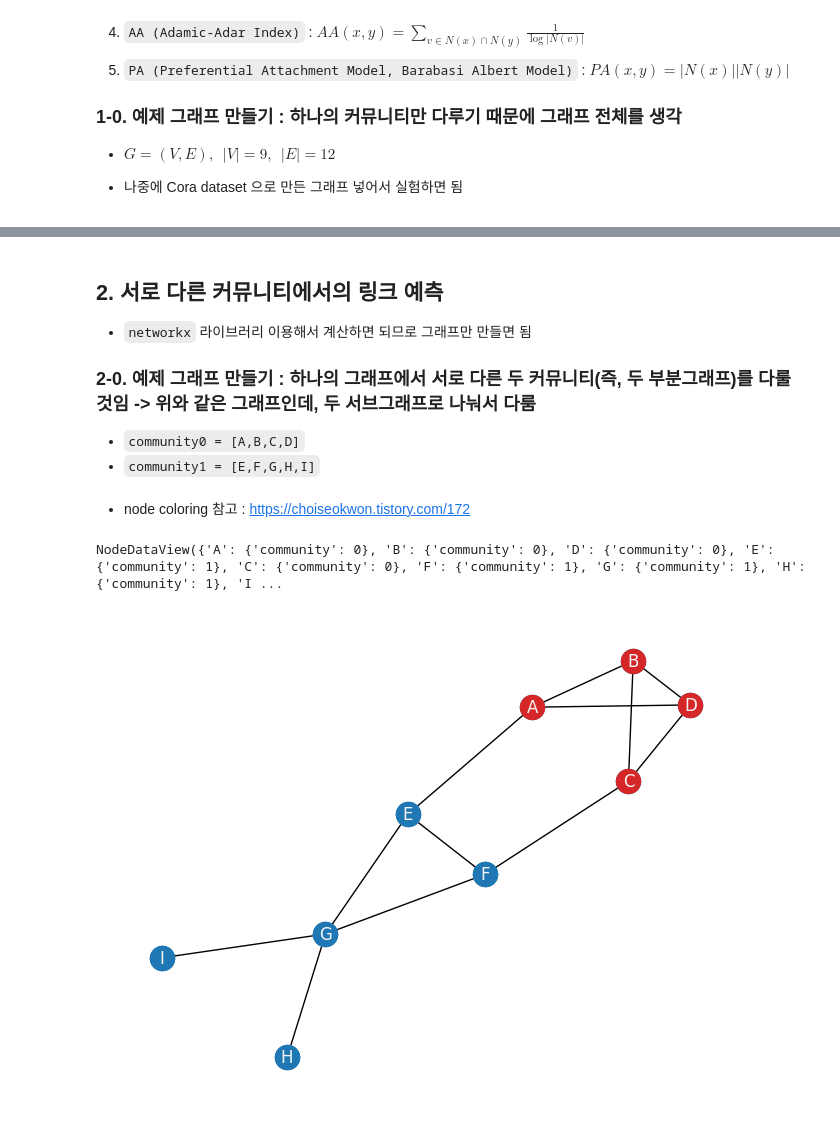
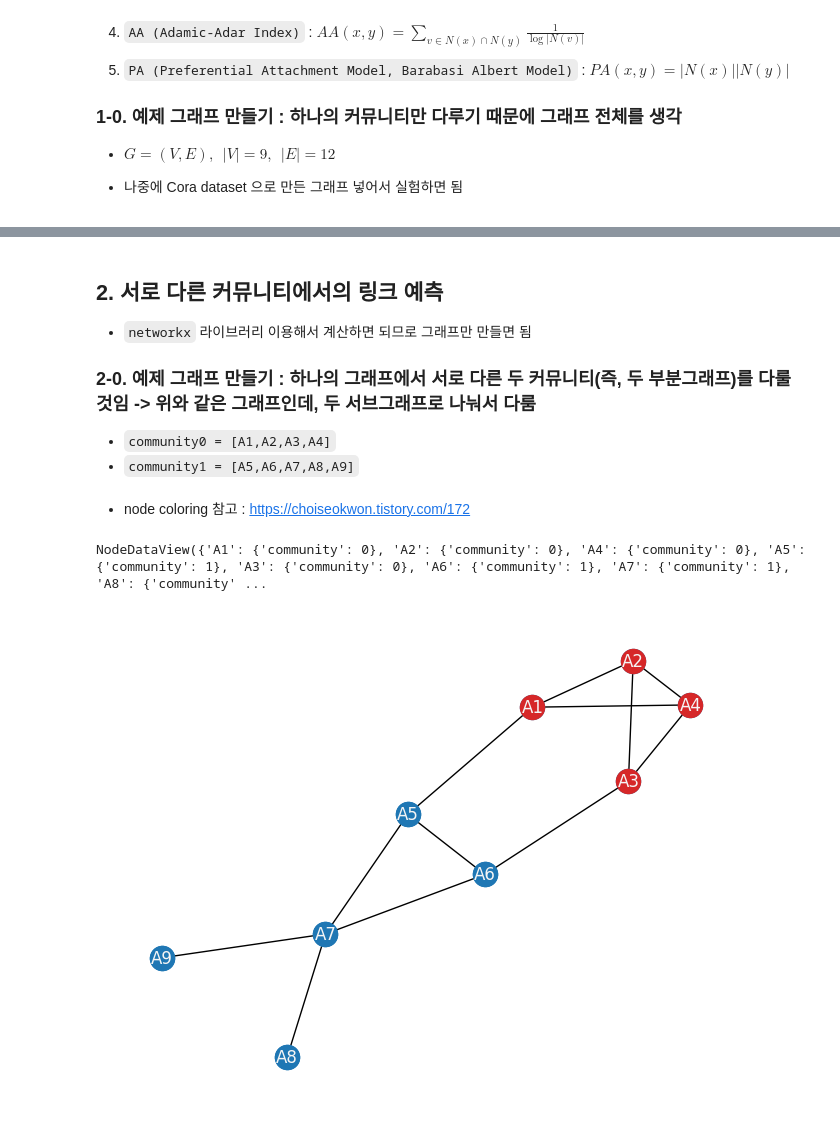
Before and after one commit to helloliz-korea/recommender, a Jupyter notebook: link_prediction_heuristic_method.ipynb, the cells around one changed output, grey strips where cells are left out. Cells and saved outputs as stored; diff of their text form; code cells hidden in the pictures.

```diff
--- a/link_prediction_heuristic_method.ipynb
+++ b/link_prediction_heuristic_method.ipynb
@@ -247,8 +247,8 @@ for u,v,p in pref:
 ## 2. 서로 다른 커뮤니티에서의 링크 예측
 - `networkx` 라이브러리 이용해서 계산하면 되므로 그래프만 만들면 됨
 ### 2-0. 예제 그래프 만들기 : 하나의 그래프에서 서로 다른 두 커뮤니티(즉, 두 부분그래프)를 다룰 것임 -> 위와 같은 그래프인데, 두 서브그래프로 나눠서 다룸
-- `community0 = [A,B,C,D]`
-- `community1 = [E,F,G,H,I]`
+- `community0 = [A1,A2,A3,A4]`
+- `community1 = [A5,A6,A7,A8,A9]`
 # %%
 # community0 = ['A','B','C','D']
 # community1 = ['E','F','G','H','I']
@@ -275,23 +275,23 @@ for u,v,p in pref:
 # %%
 import networkx as nx
 
-edges = [('A','B'),('A','D'),('A','E'),('B','D'),('B','C'),('C','D'),('C','F'),
-        ('E','F'),('E','G'),('F','G'),('G','H'),('G','I')]
-community0 = ['A','B','C','D'] ## 빨간색 노드
-community1 = ['E','F','G','H','I'] ## 파란색 노드
+edges = [('A1','A2'), ('A1','A4'), ('A1','A5'), ('A2','A4'), ('A2','A3'), ('A3','A4'),
+         ('A3','A6'), ('A5','A6'), ('A5','A7'), ('A6','A7'), ('A7','A8'), ('A7','A9')]
+community0 = ['A1','A2','A3','A4'] ## 빨간색 노드
+community1 = ['A5','A6','A7','A8','A9'] ## 파란색 노드
 
 G = nx.Graph()
 G.add_edges_from(edges)
 pos = nx.spring_layout(G, seed=2023) ## positions for all nodes
 nx.draw(G, pos=pos, with_labels=True, font_color="whitesmoke")
-nx.draw_networkx_nodes(G, pos, ['A','B','C','D'], node_color="tab:red")
-nx.draw_networkx_nodes(G, pos, ['E','F','G','H','I'], node_color="tab:blue")
+nx.draw_networkx_nodes(G, pos, community0, node_color="tab:red")
+nx.draw_networkx_nodes(G, pos, community1, node_color="tab:blue")
 G.add_nodes_from(community0, community=0)
 G.add_nodes_from(community1, community=1)
 G.nodes(data=True)
 # %% [output]
-NodeDataView({'A': {'community': 0}, 'B': {'community': 0}, 'D': {'community': 0}, 'E': {'community': 1}, 'C': {'community': 0}, 'F': {'community': 1}, 'G': {'community': 1}, 'H': {'community': 1}, 'I ...
+NodeDataView({'A1': {'community': 0}, 'A2': {'community': 0}, 'A4': {'community': 0}, 'A5': {'community': 1}, 'A3': {'community': 0}, 'A6': {'community': 1}, 'A7': {'community': 1}, 'A8': {'community' ...
-[figure, old version]
+[figure, new version]
 # %% [markdown]
 ### 2-1. `Community CN (C.N. Soundarajan-Hopcroft score)`
 - "the common neighbors Soundarajan-Hopcroft score of nodes $x$ and $y$"
```
Also changed, not shown: parts of 18 cells of this notebook.
